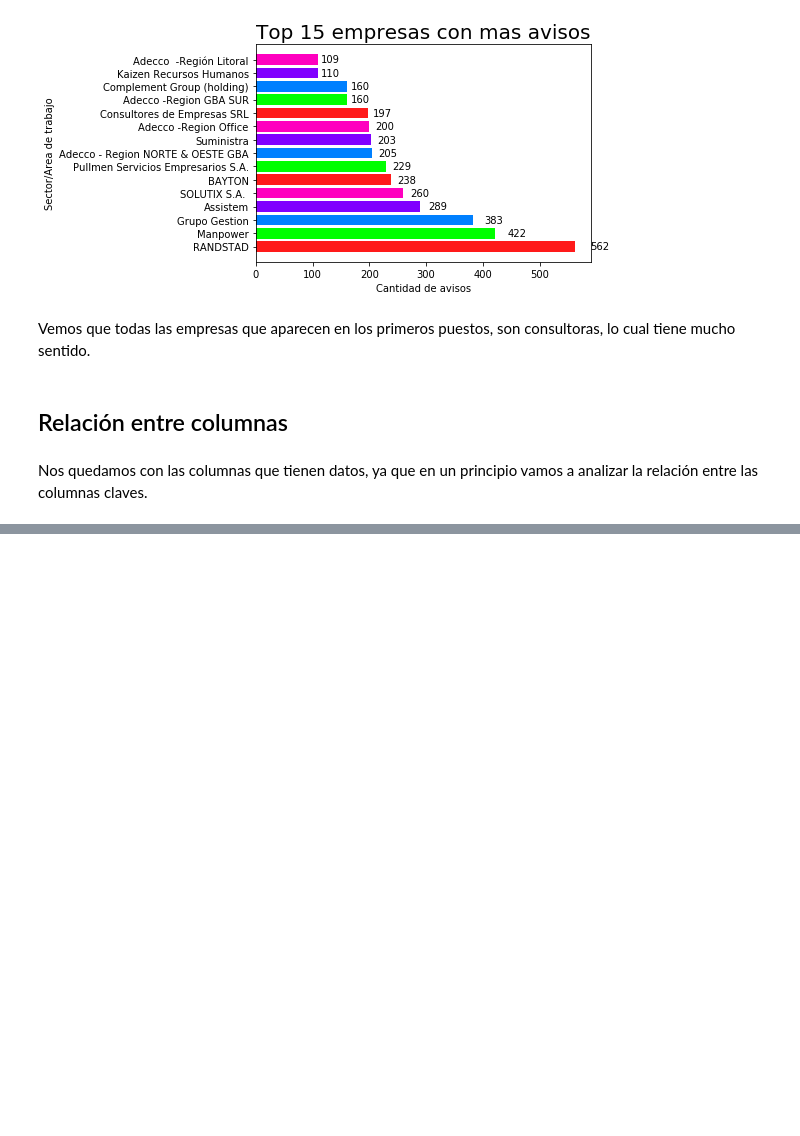
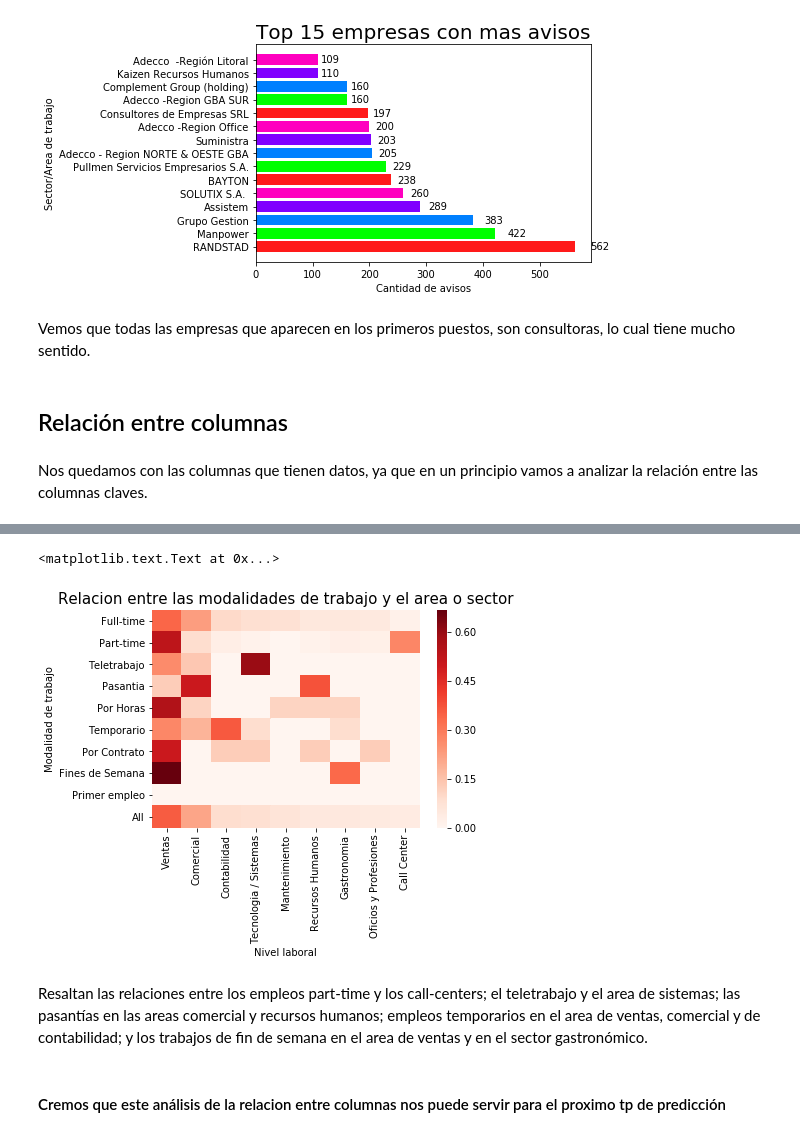
Before and after one commit to LuuPesado/TPsDatos_1C2018, a Jupyter notebook: Avisos_detalles.ipynb, the cells around one changed output, grey strips where cells are left out. Cells and saved outputs as stored; diff of their text form; code cells hidden in the pictures; blank space fills up the shorter version.

```diff
--- a/Avisos_detalles.ipynb
+++ b/Avisos_detalles.ipynb
@@ -392,0 +460,5 @@ Nos quedamos con las columnas que tienen datos, ya que en un principio vamos a a
+# %%
+index = avisos_detalles['nombre_area'].value_counts().head(15).index
+avisos_detalles['nombre_area'] = avisos_detalles['nombre_area'].cat\
+                                    .set_categories(eliminar_tildes(index))
+avisos_detalles['nombre_area'].value_counts().index
@@ -392,0 +489,16 @@ Nos quedamos con las columnas que tienen datos, ya que en un principio vamos a a
+# %%
+import seaborn as sns
+ax = plt.axes()
+sns.heatmap(pd.crosstab(index=avisos_detalles['tipo_de_trabajo'],
+            columns=[avisos_detalles['nombre_area']], margins=True, normalize= 'index'), cmap = 'Reds')
+ax.set_title('Relacion entre las modalidades de trabajo y el area o sector', size = 15)
+ax.set_xlabel('Nivel laboral')
+ax.set_ylabel('Modalidad de trabajo')
+# %% [output]
+<matplotlib.text.Text at 0x...>
+[figure, added]
+# %% [markdown]
+Resaltan las relaciones entre los empleos part-time y los call-centers; el teletrabajo y el area de sistemas;
+las pasantías en las areas comercial y recursos humanos; empleos temporarios en el area de ventas, comercial y de contabilidad; y los trabajos de fin de semana en el area de ventas y en el sector gastronómico.
+# %% [markdown]
+#### Cremos que este análisis de la relacion entre columnas nos puede servir para el proximo tp de predicción
```
Also changed, not shown: parts of 11 cells of this notebook.
